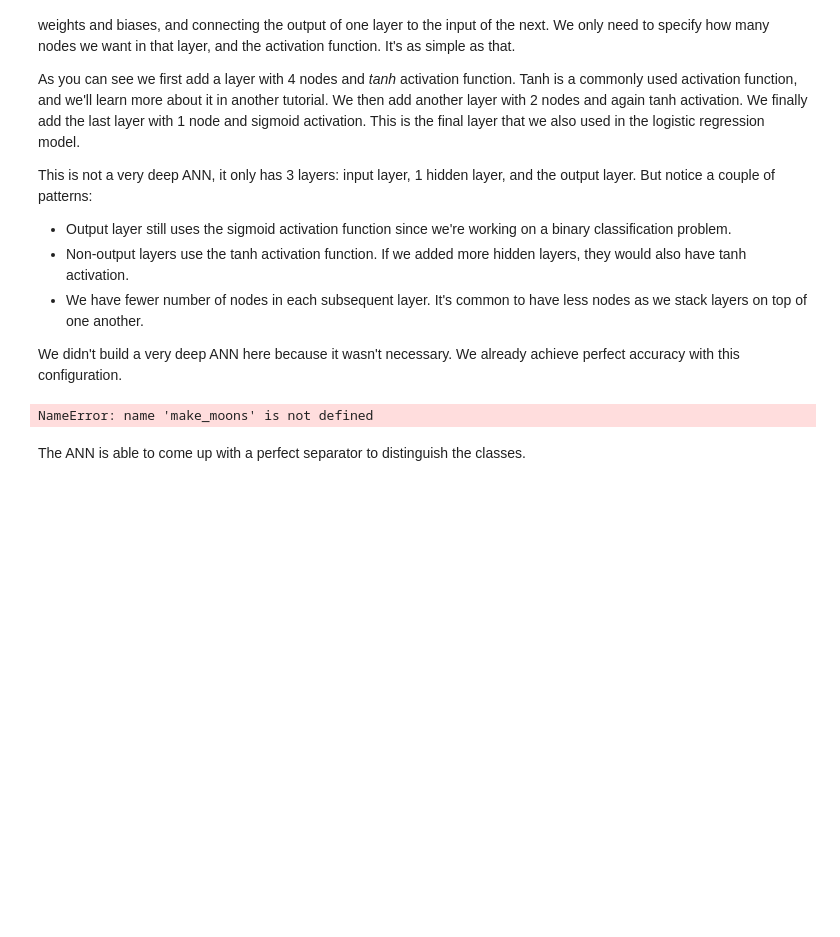
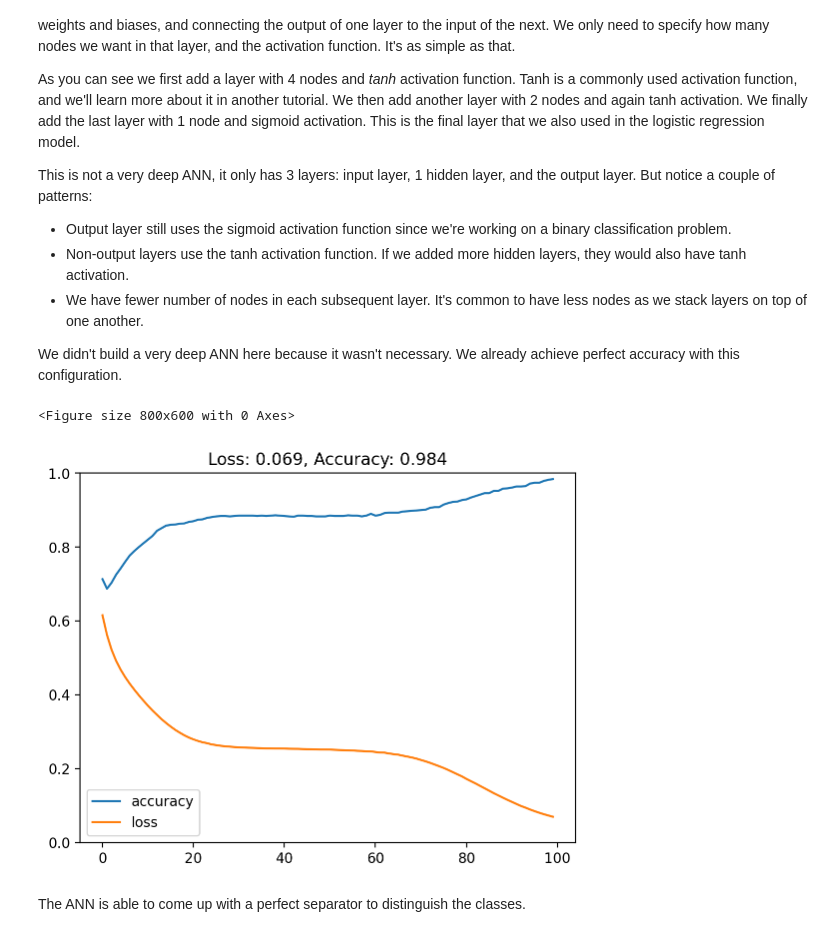
Before and after one commit to 6V836sX/DATA425-Labs, a Jupyter notebook: Lab1_Artificial_Neural_Networks_in_Keras_2024.ipynb, the cells around one changed output. Drawn from its saved outputs; the diff is of its cells as text; code cells hidden in the pictures; blank space fills up the shorter version.

```diff
--- a/Lab1_Artificial_Neural_Networks_in_Keras_2024.ipynb
+++ b/Lab1_Artificial_Neural_Networks_in_Keras_2024.ipynb
@@ -421,18 +423,19 @@ We didn't build a very deep ANN here because it wasn't necessary. We already ach
 # %%
 X, y = make_moons(n_samples=1000, noise=0.05, random_state=0)
 
 model = Sequential()
 model.add(Dense(4, input_shape=(2,), activation='tanh'))
 model.add(Dense(4, activation='tanh'))
 model.add(Dense(1, activation='sigmoid'))
 
-model.compile(Adam(lr=0.01), 'binary_crossentropy', metrics=['accuracy'])
+model.compile('adam', 'binary_crossentropy', metrics=['accuracy'])
 
 history = model.fit(X, y, verbose=0, epochs=100)
 
 plot_loss_accuracy(history)
 # %% [output]
-NameError: name 'make_moons' is not defined
+<Figure size 800x600 with 0 Axes>
+[figure, added]
 # %% [markdown]
 The ANN is able to come up with a perfect separator to distinguish the classes.
 # %%
```
Also changed, not shown: parts of 22 cells of this notebook.
